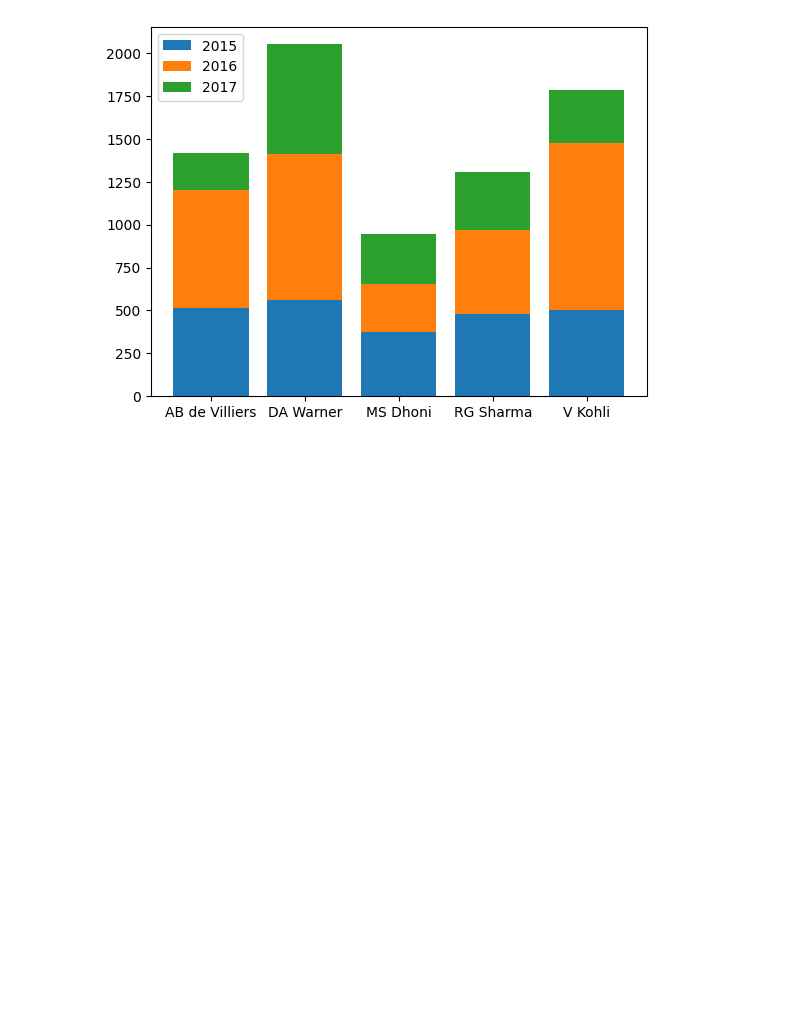
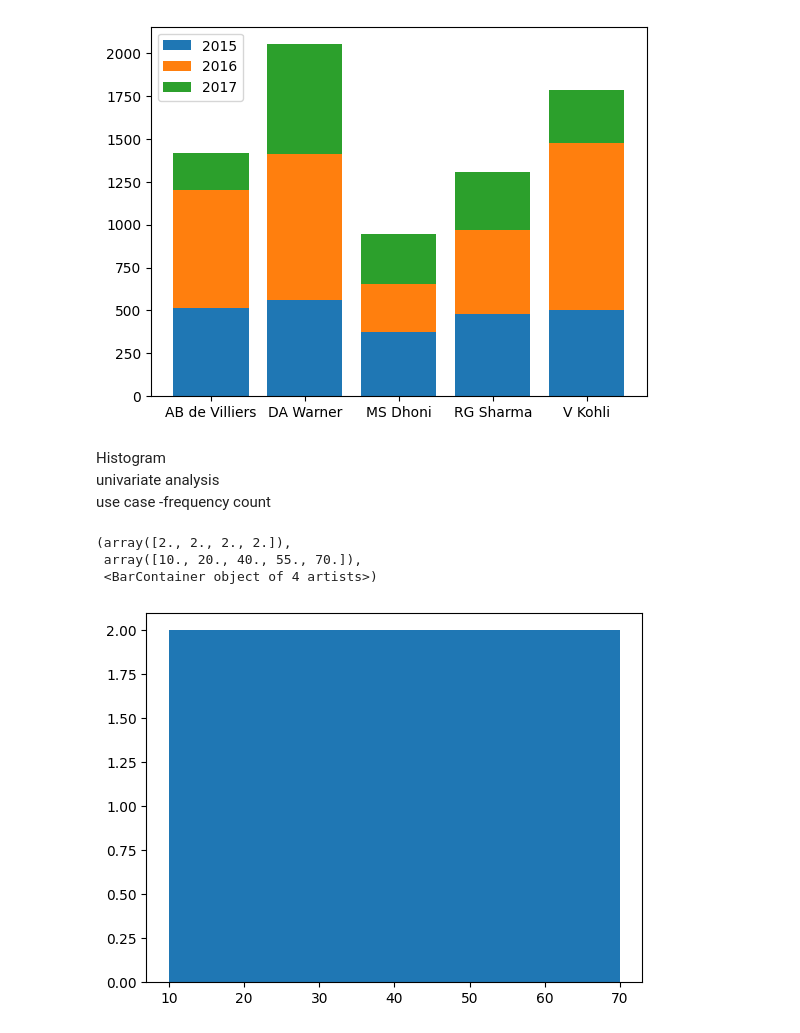
Before and after one commit to Prathambiradr12345/Machine-_learning, a Jupyter notebook: matplot_series.ipynb, the cells around one changed output. Saved outputs shown, nothing was run; the diff lists cells and outputs as text; code cells hidden in the pictures; blank space fills up the shorter version.

```diff
--- a/matplot_series.ipynb
+++ b/matplot_series.ipynb
@@ -207,3 +207,15 @@ plt.legend(['2015','2016','2017'])
 plt.show()
 # %% [output]
 [figure]
+# %% [markdown]
+Histogram
+univariate analysis
+use case -frequency count
+# %%
+d=[32,45,51,67,78,10,15,27,68]
+plt.hist(d,bins=[10,20,40,55,70])
+# %% [output]
+(array([2., 2., 2., 2.]),
+ array([10., 20., 40., 55., 70.]),
+ <BarContainer object of 4 artists>)
+[figure, added]
```
Also changed, not shown: parts of 14 cells of this notebook.
